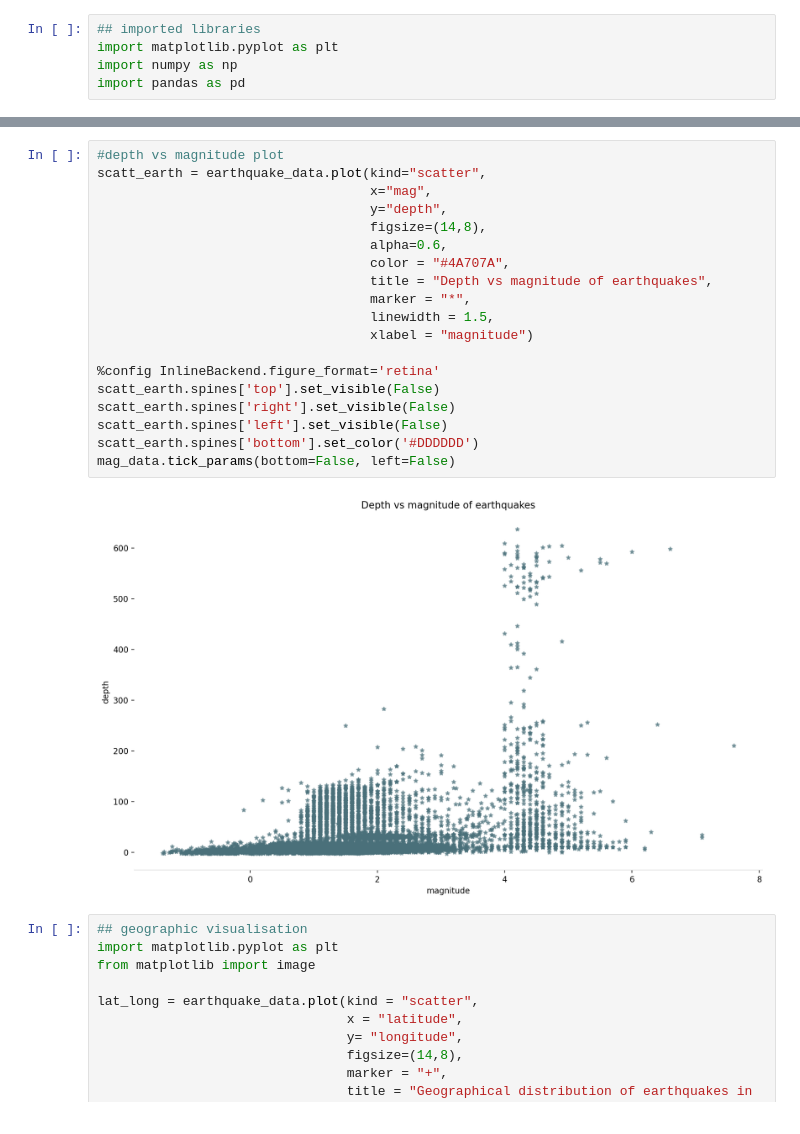
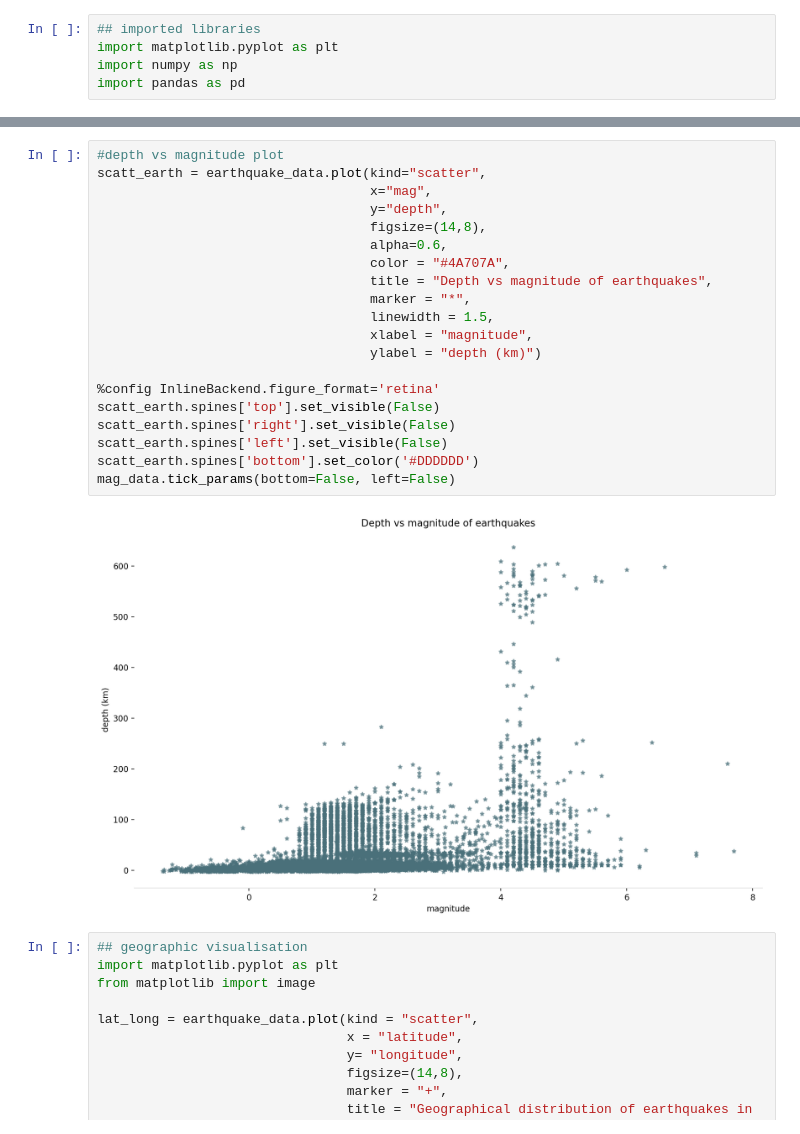
Before and after one commit to sharminsiddique/Assignments-, a Jupyter notebook: data_visu.ipynb, the cells around one changed output, grey strips where cells are left out. Saved outputs shown, nothing was run; the diff lists cells and outputs as text.

```diff
--- a/data_visu.ipynb
+++ b/data_visu.ipynb
@@ -315,24 +315,25 @@ mag_data.tick_params(bottom=False, left=False)
 # %%
 #depth vs magnitude plot
 scatt_earth = earthquake_data.plot(kind="scatter",
                                    x="mag",
                                    y="depth",
                                    figsize=(14,8),
                                    alpha=0.6,
                                    color = "#4A707A",
                                    title = "Depth vs magnitude of earthquakes",
                                    marker = "*",
                                    linewidth = 1.5,
-                                   xlabel = "magnitude")
+                                   xlabel = "magnitude",
+                                   ylabel = "depth (km)")
 
 %config InlineBackend.figure_format='retina'
 scatt_earth.spines['top'].set_visible(False)
 scatt_earth.spines['right'].set_visible(False)
 scatt_earth.spines['left'].set_visible(False)
 scatt_earth.spines['bottom'].set_color('#DDDDDD')
 mag_data.tick_params(bottom=False, left=False)
 # %% [output]
-[figure, old version]
+[figure, new version]
 # %%
 ## geographic visualisation
 import matplotlib.pyplot as plt
```
Also changed, not shown: parts of 18 cells of this notebook, 2 other files.
